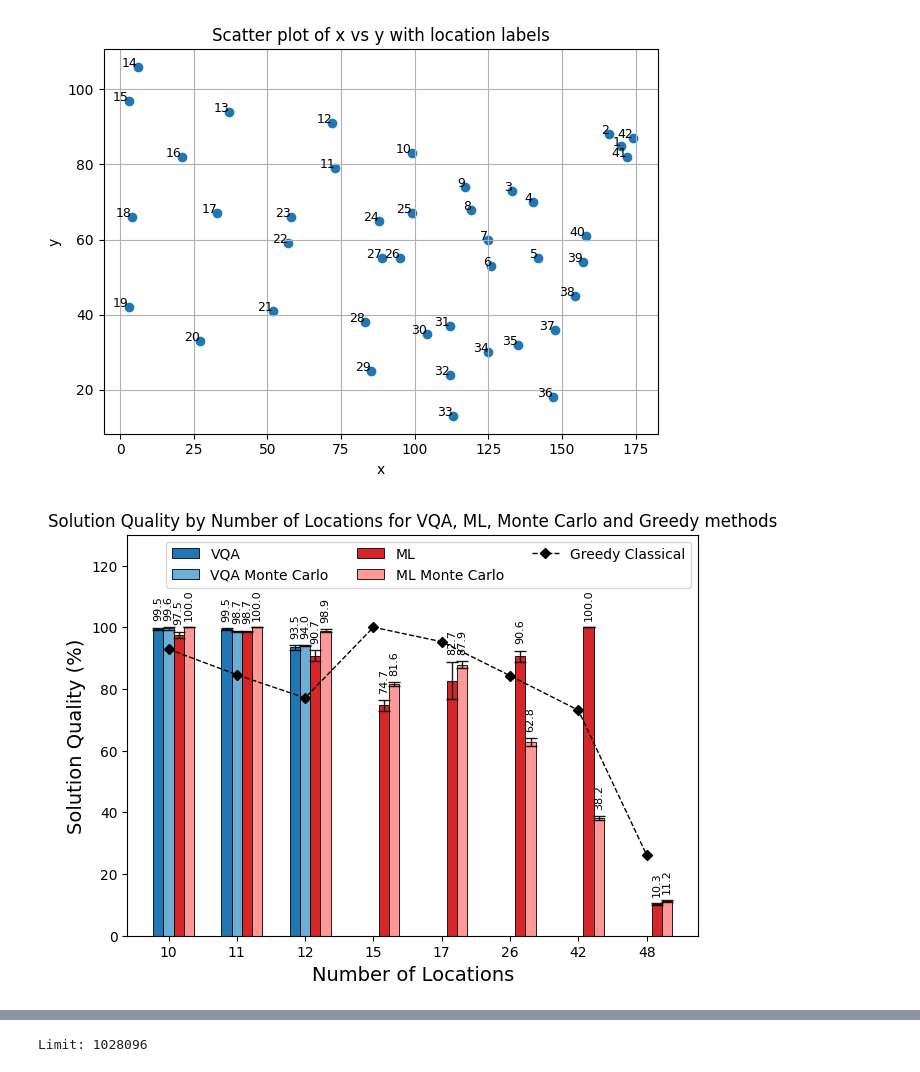
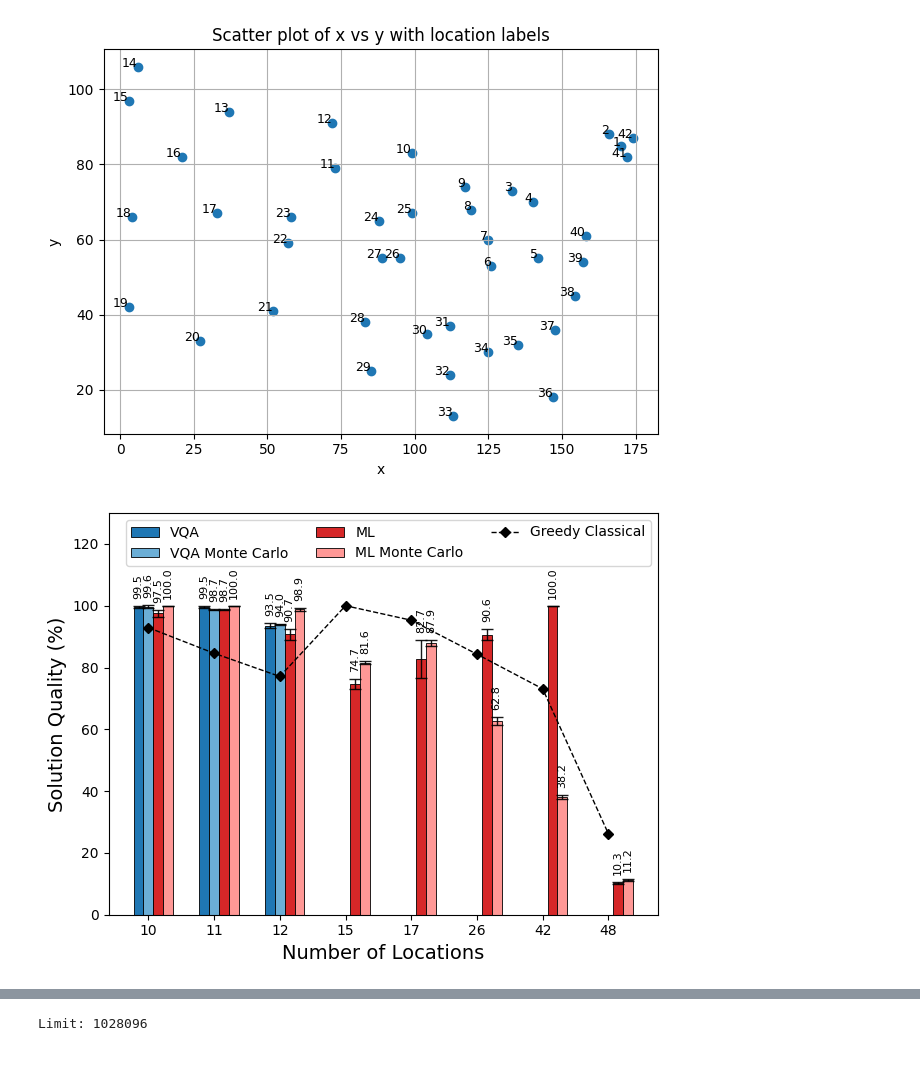
Before and after one commit to goldsmdn/TSP_VQC, a Jupyter notebook: plot_data.ipynb, the cells around one changed output, grey strips where cells are left out. Cells and saved outputs as stored; diff of their text form; code cells hidden in the pictures.

```diff
--- a/plot_data.ipynb
+++ b/plot_data.ipynb
@@ -143,35 +151,41 @@ group_width = width * (num_bar_groups - 1)
 center_offset = group_width / 2 - width / 2  # center alignment
 
 #)
 
 # Add some text for labels, title and custom x-axis tick labels, etc.
 ax.set_xlabel('Number of Locations', fontsize=14)
 ax.set_ylabel('Solution Quality (%)', fontsize=14)
-ax.set_title('Solution Quality by Number of Locations for VQA, ML, Monte Carlo and Greedy methods')
+if PLOT_TITLE:
+    ax.set_title('Solution Quality by Number of Locations for VQA, ML, Monte Carlo and Greedy methods')
 ax.set_xticks(x + width, locations)
 ax.set_ylim(0, 130)
 
 ax.plot(
     x + center_offset, greedy_classical,
     color='black', marker='D', linestyle='--',
     linewidth=1, markersize=5, label='Greedy Classical'
 )
 
 # --- Reorder legend so "Greedy Classical" appears last ---
 handles, labels = ax.get_legend_handles_labels()
 
 # Move "Greedy Classical" to the end
 if "Greedy Classical" in labels:
     idx = labels.index("Greedy Classical")
     # Pop and append to end
     handles.append(handles.pop(idx))
     labels.append(labels.pop(idx))
 
 ax.legend(handles, labels, loc='upper right', ncols=3)
 
+plt.tight_layout()
+
+filename = Path(GRAPH_DIR).joinpath(f'solution_quality_by_method.pdf')
+plt.savefig(filename, bbox_inches='tight')
+
 plt.show()
 # %% [output]
-[figure, old version]
+[figure, new version]
 # %%
 # Data
 setting = ['Default', 'Warm Start', 'Factorial Formulation', 'Gray Encoding']
```
Also changed, not shown: parts of 4 cells of this notebook.
